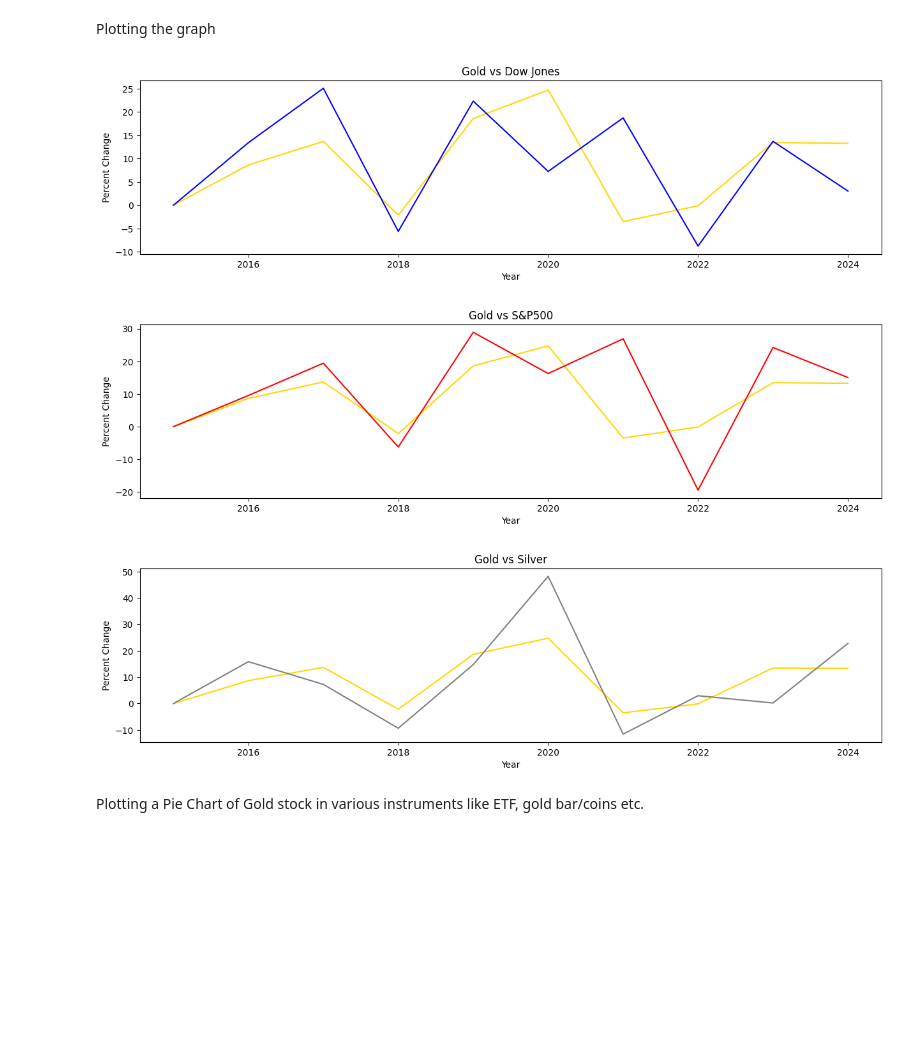
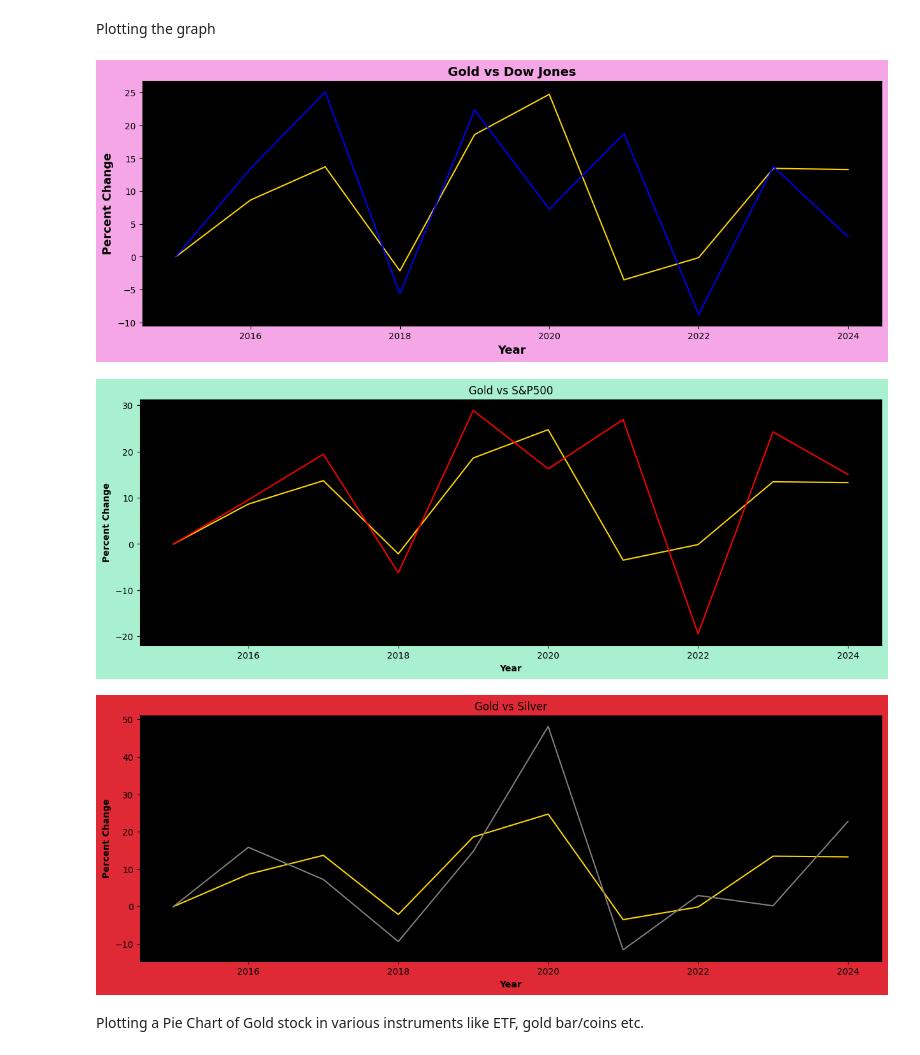
Before and after one commit to akash0214/Gold_Analysis, a Jupyter notebook: gold_eda.ipynb, the cells around one changed output. Saved outputs shown, nothing was run; the diff lists cells and outputs as text; code cells hidden in the pictures; blank space fills up the shorter version.

```diff
--- a/gold_eda.ipynb
+++ b/gold_eda.ipynb
@@ -151,31 +151,36 @@ combined_df.head()
 # %% [markdown]
 Plotting the graph
 # %%
-plt.figure(figsize=(15,12))
-
-plt.subplot(3,1,1)
+plt.figure(figsize=(15,5), facecolor='#F5A6E6')
+plt.axes().set_facecolor('#000000')
 sns.lineplot(data=price_gold_df, y='Percent Change', x='Year', color='gold')
 sns.lineplot(data=dow_df, x='Year', y='Percent Change', color='blue')
-plt.title('Gold vs Dow Jones')
+plt.title('Gold vs Dow Jones', fontweight = 'bold', fontsize = '14')
+plt.xlabel('Year', fontweight = 'bold', fontsize = 13)
+plt.ylabel('Percent Change', fontweight = 'bold', fontsize = 13)
 plt.show()
 
-plt.figure(figsize=(15,12))
-plt.subplot(3,1,2)
+plt.figure(figsize=(15,5), facecolor='#A9F0D1')
+plt.axes().set_facecolor('#000000')
 sns.lineplot(data=price_gold_df, y='Percent Change', x='Year', color='gold')
 sns.lineplot(data=snp_df, x='Year', y='Percent Change', color='red')
 plt.title('Gold vs S&P500')
+plt.xlabel('Year', fontweight = 'bold')
+plt.ylabel('Percent Change', fontweight = 'bold')
 plt.show()
 
-plt.figure(figsize=(15,12))
-plt.subplot(3,1,2)
+plt.figure(figsize=(15,5), facecolor='#DF2935')
+plt.axes().set_facecolor('#000000')
 sns.lineplot(data=price_gold_df, y='Percent Change', x='Year', color='gold')
 sns.lineplot(data=price_silver_df, x='Year', y='Percent Change', color='grey')
 plt.title('Gold vs Silver')
+plt.xlabel('Year', fontweight = 'bold')
+plt.ylabel('Percent Change', fontweight = 'bold')
 plt.show()
 # %% [output]
-[figure, old version]
+[figure, new version]
-[figure, old version]
+[figure, new version]
-[figure, old version]
+[figure, new version]
 # %% [markdown]
 Plotting a Pie Chart of Gold stock in various instruments like ETF, gold bar/coins etc.
 # %%
```
